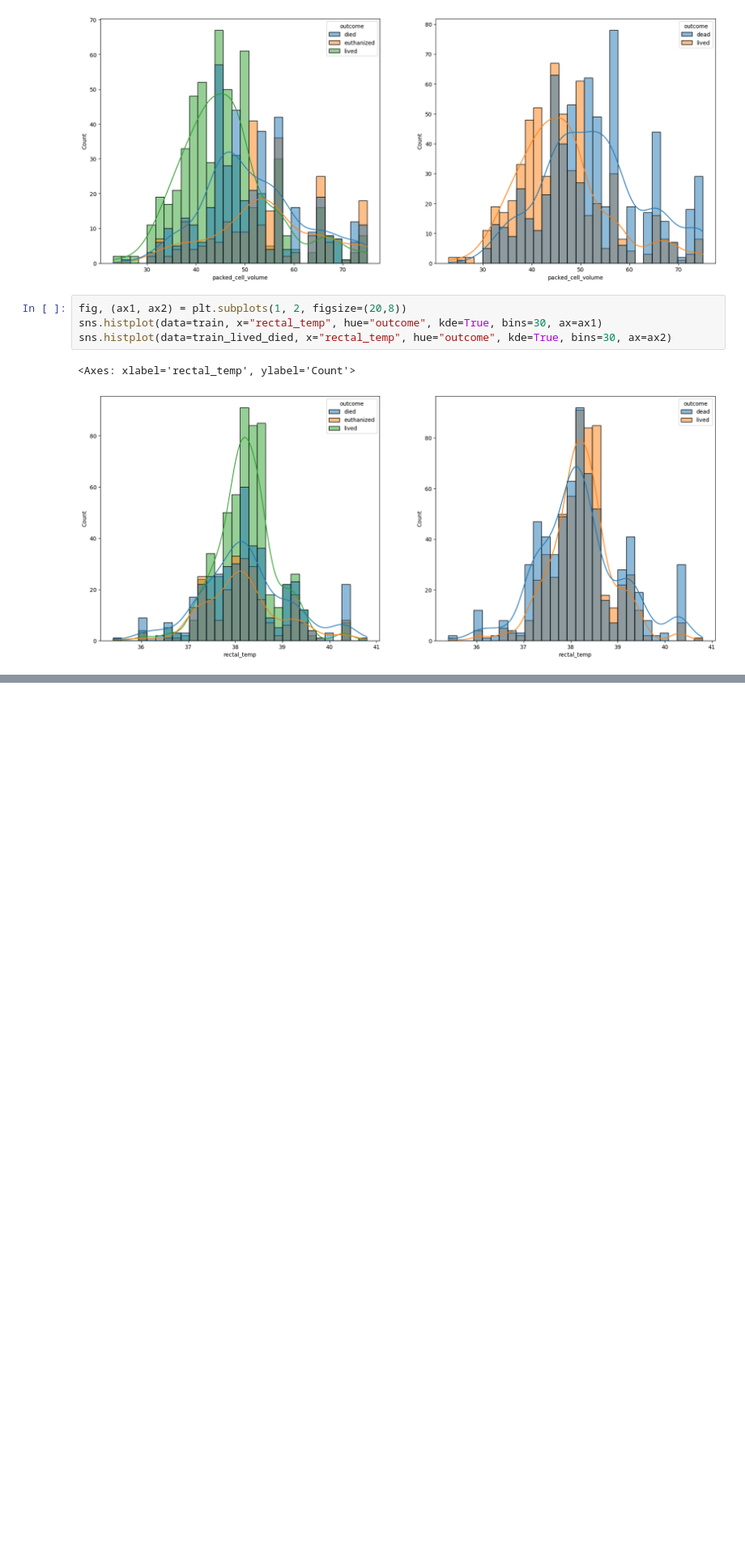
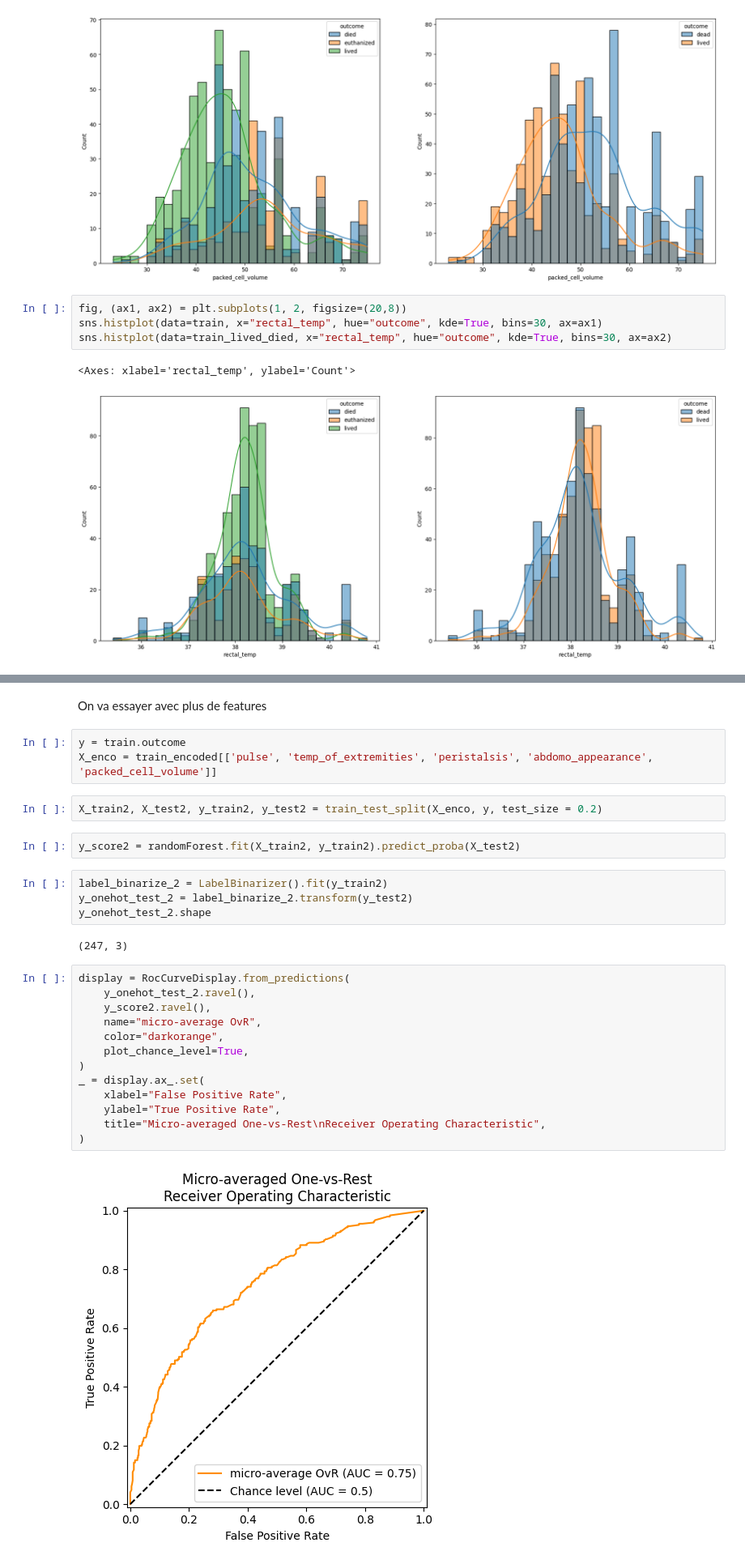
Before and after one commit to Iouize/e2, a Jupyter notebook: amelio.ipynb, the cells around one changed output, grey strips where cells are left out. Shown at 81% size. Drawn from its saved outputs; the diff is of its cells as text; blank space fills up the shorter version.

```diff
--- a/amelio.ipynb
+++ b/amelio.ipynb
@@ -260,0 +346,30 @@ La personne a utilisé un T-Test pour déterminer les features à sélectionner
+# %% [markdown]
+On va essayer avec plus de features
+# %%
+y = train.outcome
+X_enco = train_encoded[['pulse', 'temp_of_extremities', 'peristalsis', 'abdomo_appearance', 'packed_cell_volume']]
+# %%
+X_train2, X_test2, y_train2, y_test2 = train_test_split(X_enco, y, test_size = 0.2)
+# %%
+y_score2 = randomForest.fit(X_train2, y_train2).predict_proba(X_test2)
+# %%
+label_binarize_2 = LabelBinarizer().fit(y_train2)
+y_onehot_test_2 = label_binarize_2.transform(y_test2)
+y_onehot_test_2.shape
+# %% [output]
+(247, 3)
+# %%
+display = RocCurveDisplay.from_predictions(
+    y_onehot_test_2.ravel(),
+    y_score2.ravel(),
+    name="micro-average OvR",
+    color="darkorange",
+    plot_chance_level=True,
+)
+_ = display.ax_.set(
+    xlabel="False Positive Rate",
+    ylabel="True Positive Rate",
+    title="Micro-averaged One-vs-Rest\nReceiver Operating Characteristic",
+)
+# %% [output]
+[figure, added]
```
Also changed, not shown: parts of 31 cells of this notebook.
